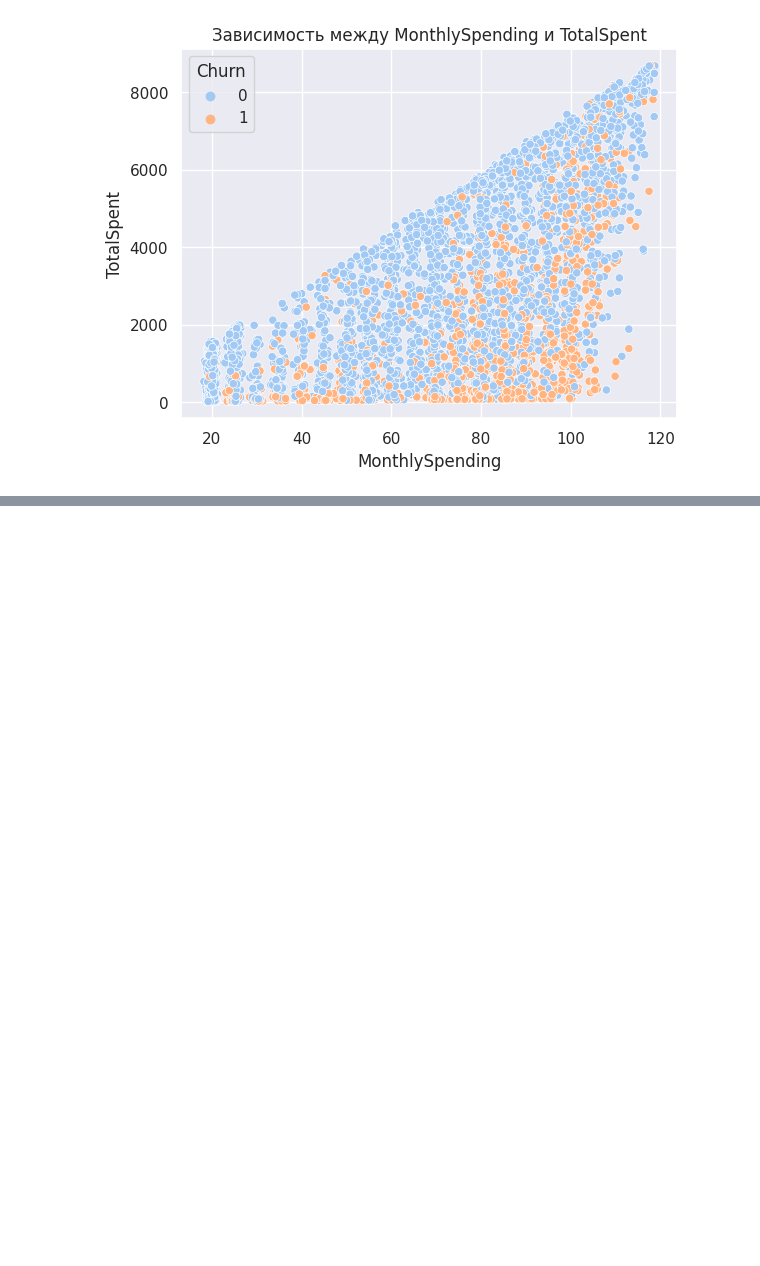
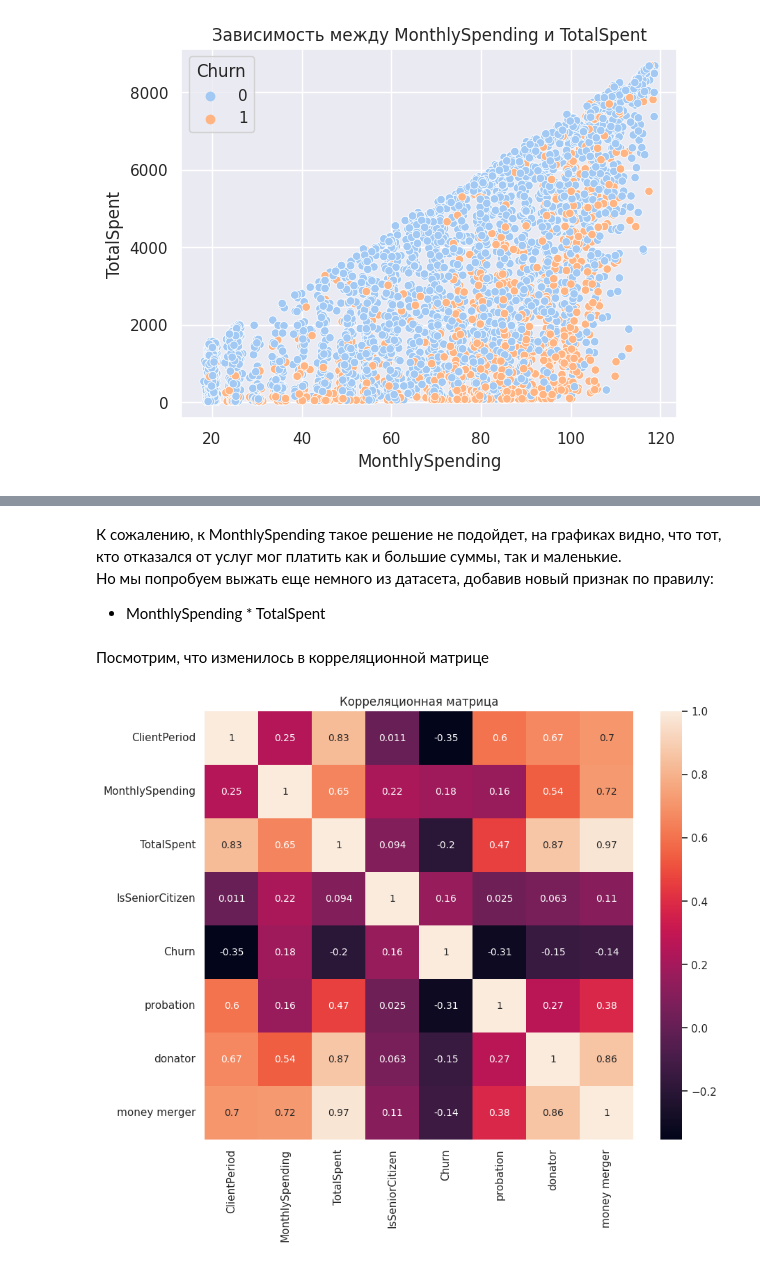
Before and after one commit to 1mmo/data-analysis-handbook, a Jupyter notebook: solved problems/churn_prediction.ipynb, the cells around one changed output, grey strips where cells are left out. Cells and saved outputs as stored; diff of their text form; code cells hidden in the pictures; blank space fills up the shorter version.

```diff
--- a/solved problems/churn_prediction.ipynb
+++ b/solved problems/churn_prediction.ipynb
@@ -607,0 +448,14 @@ TO DO LIST:
+# %%
+data_train['donator'] = (data_train.TotalSpent > 4000).map(lambda x: int(x))
+# %% [markdown]
+К сожалению, к MonthlySpending такое решение не подойдет, на графиках видно, что тот, кто отказался от услуг мог платить как и большие суммы, так и маленькие.<br>
+Но мы попробуем выжать еще немного из датасета, добавив новый признак по правилу:
+ - MonthlySpending * TotalSpent
+# %%
+data_train['money merger'] = data_train.MonthlySpending * data_train.TotalSpent
+# %% [markdown]
+Посмотрим, что изменилось в корреляционной матрице
+# %%
+corrmat(data_train)
+# %% [output]
+[figure, added]
```
Also changed, not shown: parts of 62 cells of this notebook.
